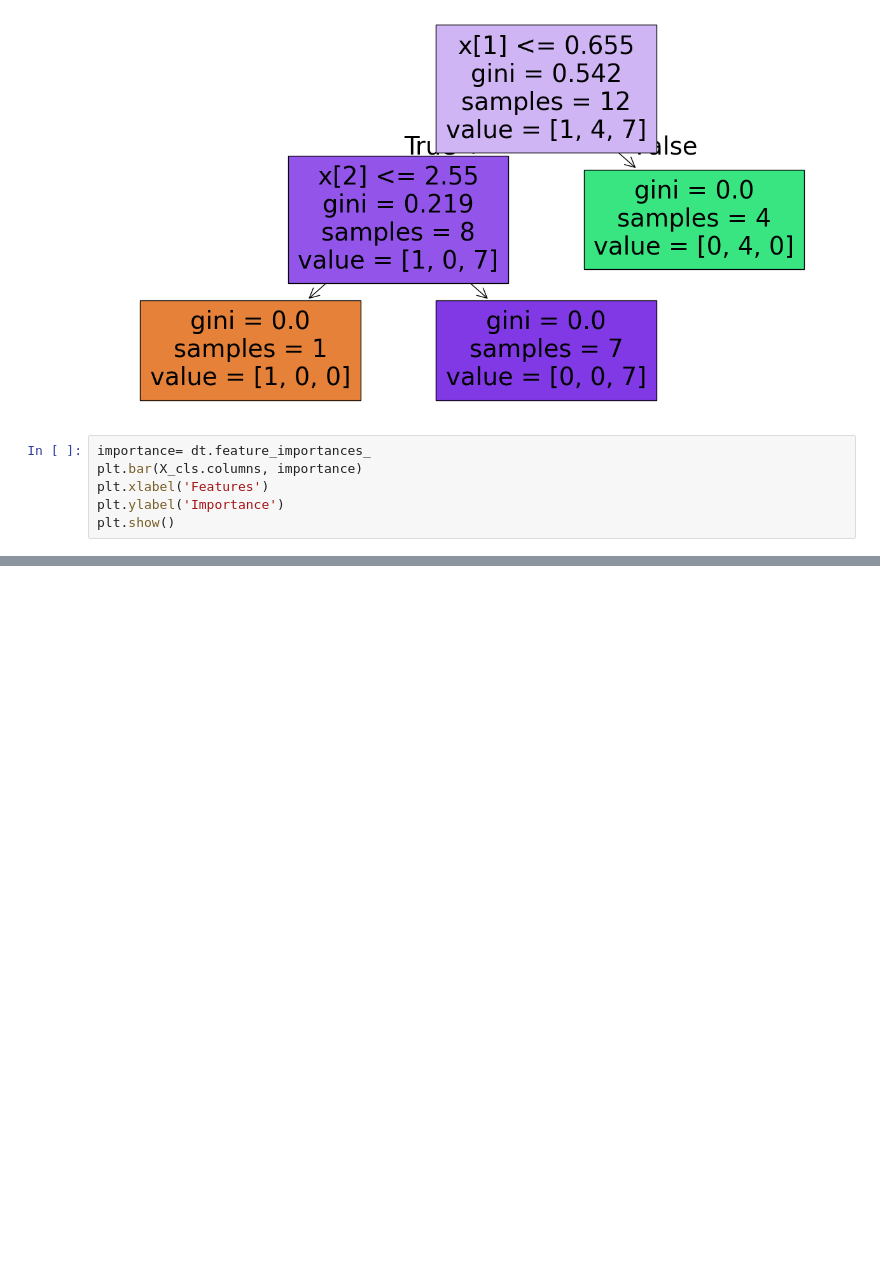
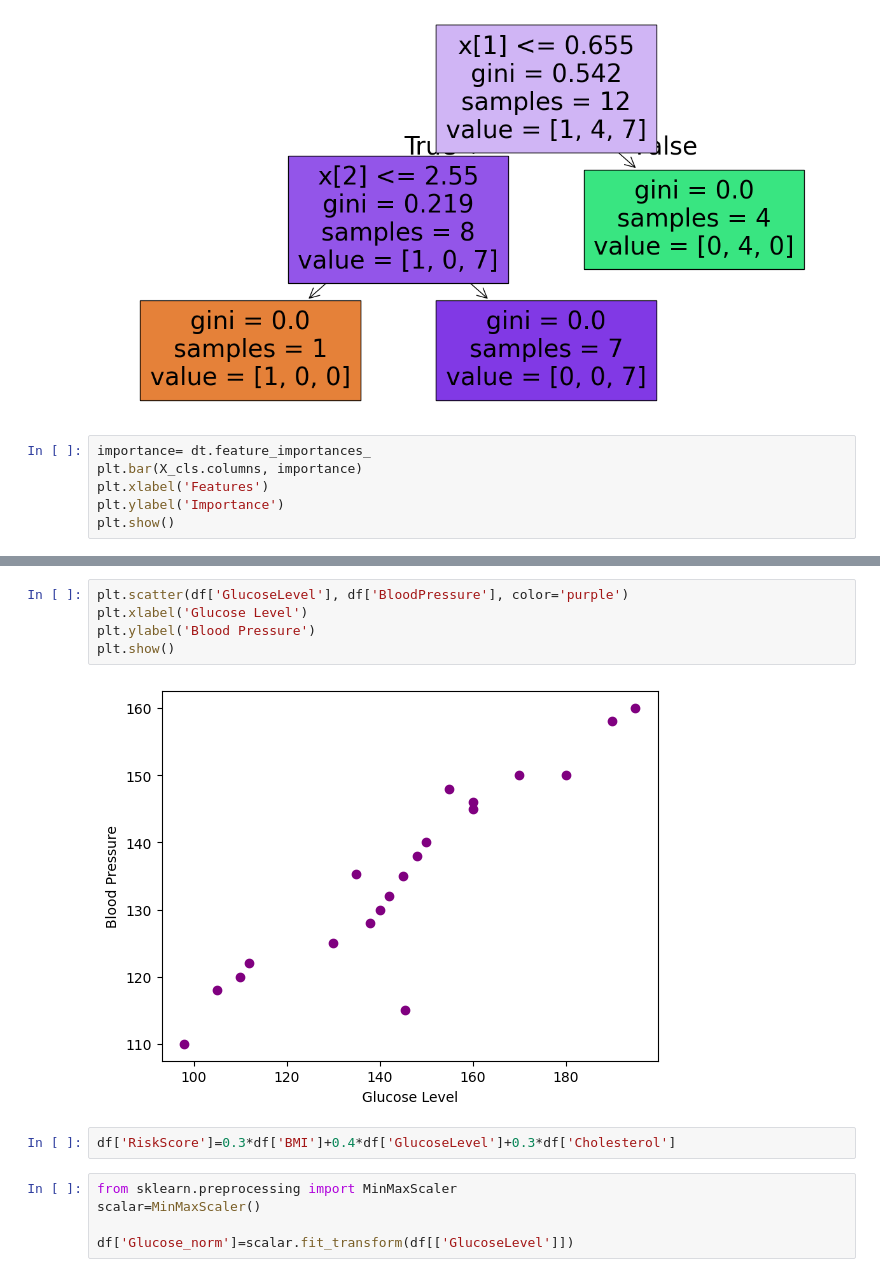
Before and after one commit to ManoFayyaz/Python-Practice, a Jupyter notebook: Data Science Practical/DS_1.ipynb, the cells around one changed output, grey strips where cells are left out. Cells and saved outputs as stored; diff of their text form; blank space fills up the shorter version.

```diff
--- a/Data Science Practical/DS_1.ipynb
+++ b/Data Science Practical/DS_1.ipynb
@@ -322,0 +414,14 @@ plt.show()
+# %%
+plt.scatter(df['GlucoseLevel'], df['BloodPressure'], color='purple')
+plt.xlabel('Glucose Level')
+plt.ylabel('Blood Pressure')
+plt.show()
+# %% [output]
+[figure, added]
+# %%
+df['RiskScore']=0.3*df['BMI']+0.4*df['GlucoseLevel']+0.3*df['Cholesterol']
+# %%
+from sklearn.preprocessing import MinMaxScaler
+scalar=MinMaxScaler()
+
+df['Glucose_norm']=scalar.fit_transform(df[['GlucoseLevel']])
```
Also changed, not shown: parts of 14 cells of this notebook, 2 other files.
